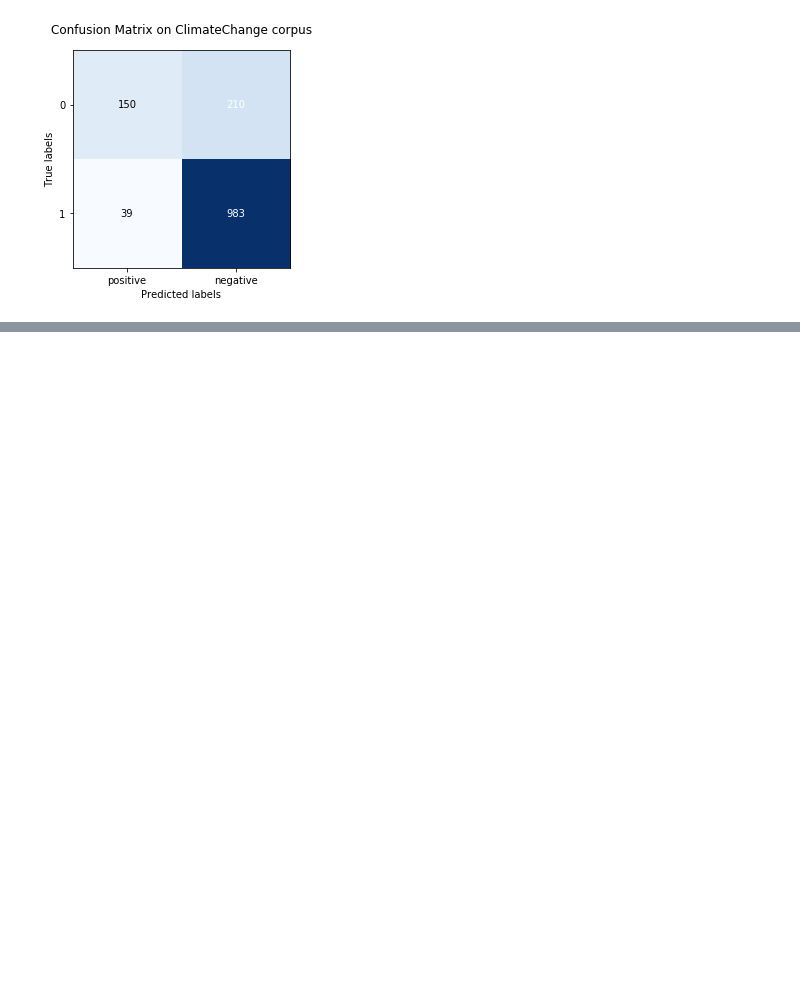
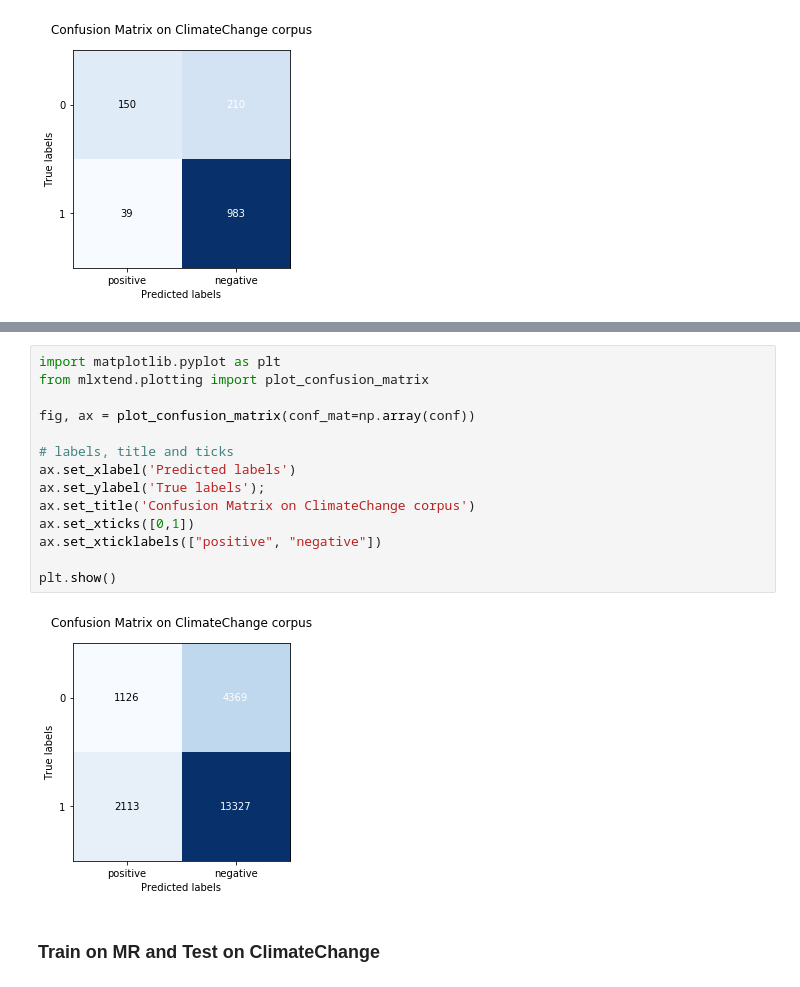
Before and after one commit to gbaril/project_ift6390, a Jupyter notebook: jordi_svc.ipynb, the cells around one changed output, grey strips where cells are left out. Drawn from its saved outputs; the diff is of its cells as text; blank space fills up the shorter version.

Commit message:
Ajout de nouvelle matrice de confusion

```diff
--- a/jordi_svc.ipynb
+++ b/jordi_svc.ipynb
@@ -505,0 +559,18 @@ plt.show()
+# %%
+import matplotlib.pyplot as plt
+from mlxtend.plotting import plot_confusion_matrix
+
+fig, ax = plot_confusion_matrix(conf_mat=np.array(conf))
+
+# labels, title and ticks
+ax.set_xlabel('Predicted labels')
+ax.set_ylabel('True labels');
+ax.set_title('Confusion Matrix on ClimateChange corpus')
+ax.set_xticks([0,1])
+ax.set_xticklabels(["positive", "negative"])
+
+plt.show()
+# %% [output]
+[figure, added]
+# %% [markdown]
+### Train on MR and Test on ClimateChange
```
Also changed, not shown: parts of 10 cells of this notebook.
